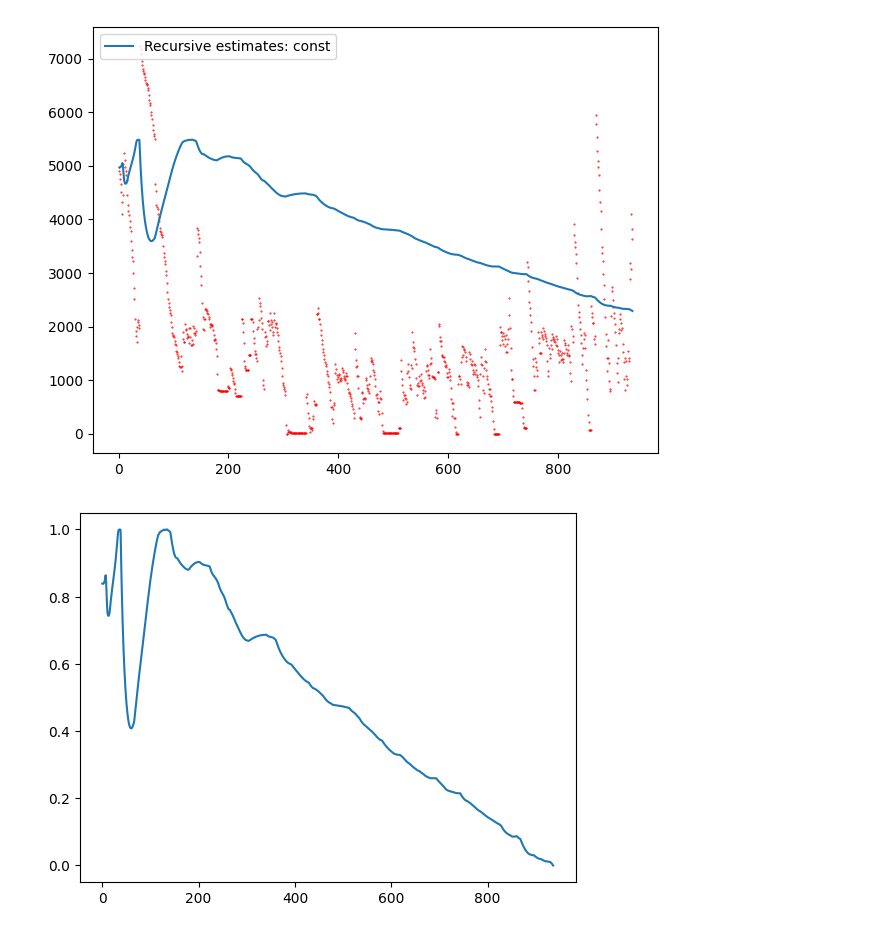
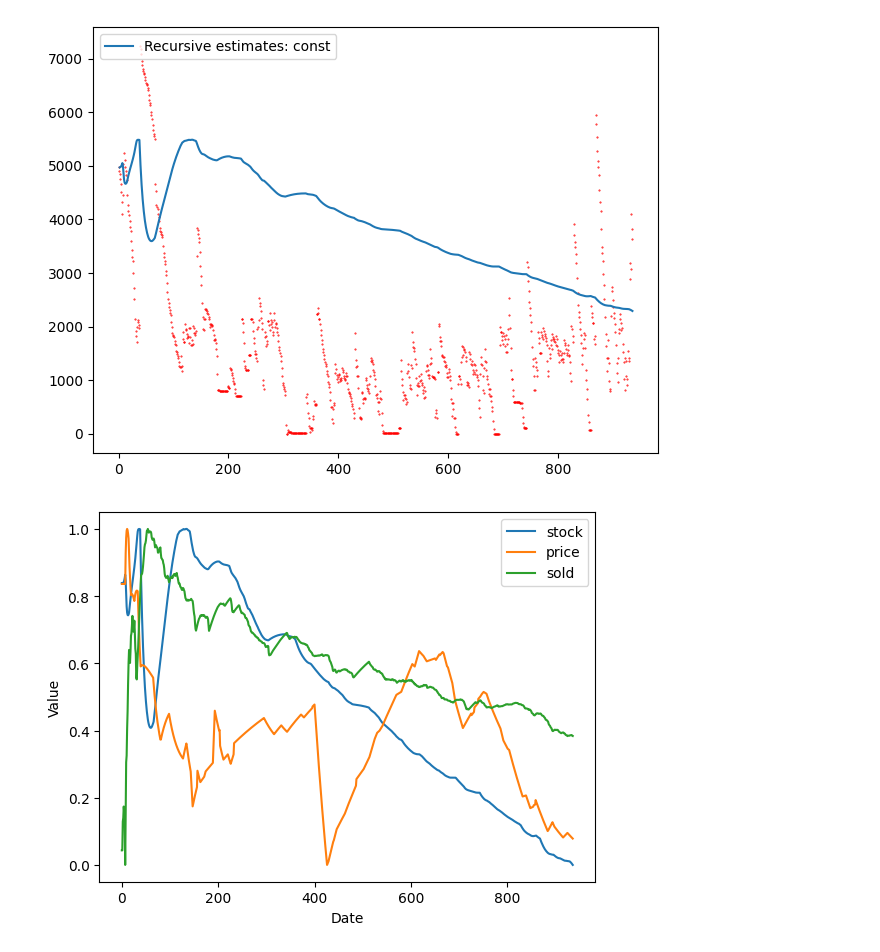
Before and after one commit to CepbluKot/info_processing_labs, a Jupyter notebook: lab1/main_lr1_automade_rls.ipynb, the cells around one changed output. Saved outputs shown, nothing was run; the diff lists cells and outputs as text; code cells hidden in the pictures.

```diff
--- a/lab1/main_lr1_automade_rls.ipynb
+++ b/lab1/main_lr1_automade_rls.ipynb
@@ -77,22 +77,27 @@ plt.scatter(x_stock, y_stock, s=0.2, color='red')
 # %%
 from statsmodels.graphics.factorplots import interaction_plot
 
 
 res_stock_coefs = res_stock.recursive_coefficients.filtered[0]
 res_price_coefs = res_price.recursive_coefficients.filtered[0]
 res_sold_coefs = res_sold.recursive_coefficients.filtered[0]
 
 
 res_stock_coefs = np.interp(res_stock_coefs, (res_stock_coefs.min(), res_stock_coefs.max()), (0, 1))
 res_price_coefs = np.interp(res_price_coefs, (res_price_coefs.min(), res_price_coefs.max()), (0, 1))
 res_sold_coefs = np.interp(res_sold_coefs, (res_sold_coefs.min(), res_sold_coefs.max()), (0, 1))
 
 
-# plt.plot(res_price_coefs)
 plt.plot(res_stock_coefs, label='stock')
 plt.plot(res_price_coefs, label='price')
 plt.plot(res_sold_coefs, label='sold')
-# plt.legend()
+plt.legend()
+
+
+plt.xlabel("Date")
+plt.ylabel("Value")
+
+
 plt.show()
 # %% [output]
-[figure, old version]
+[figure, new version]
```
